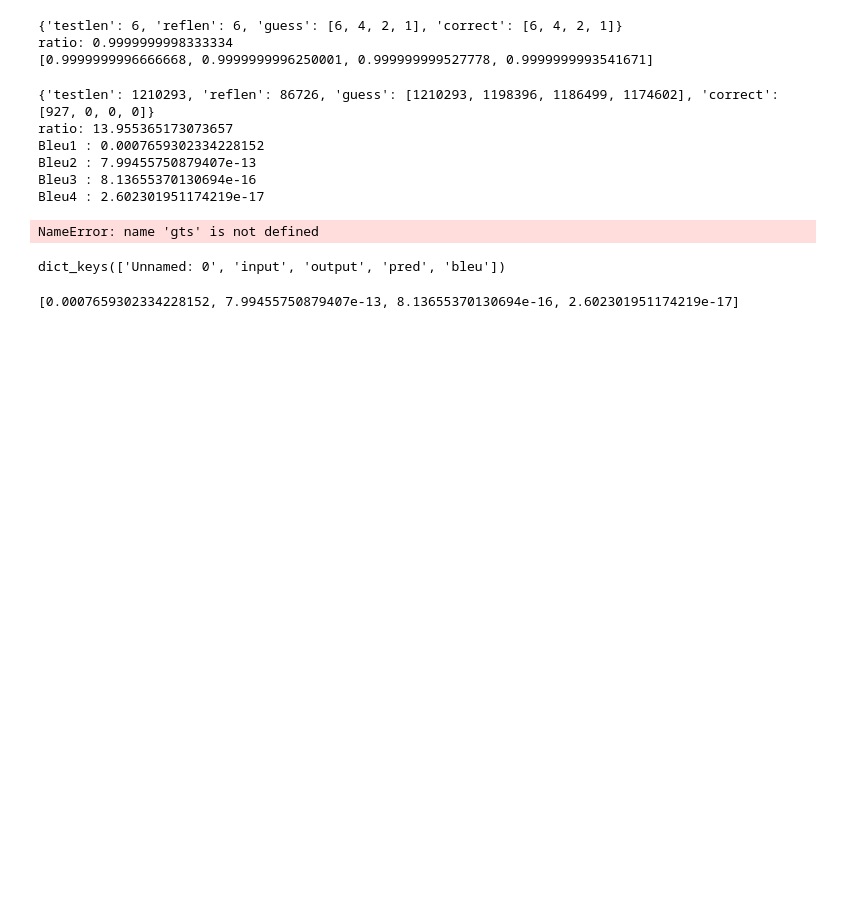
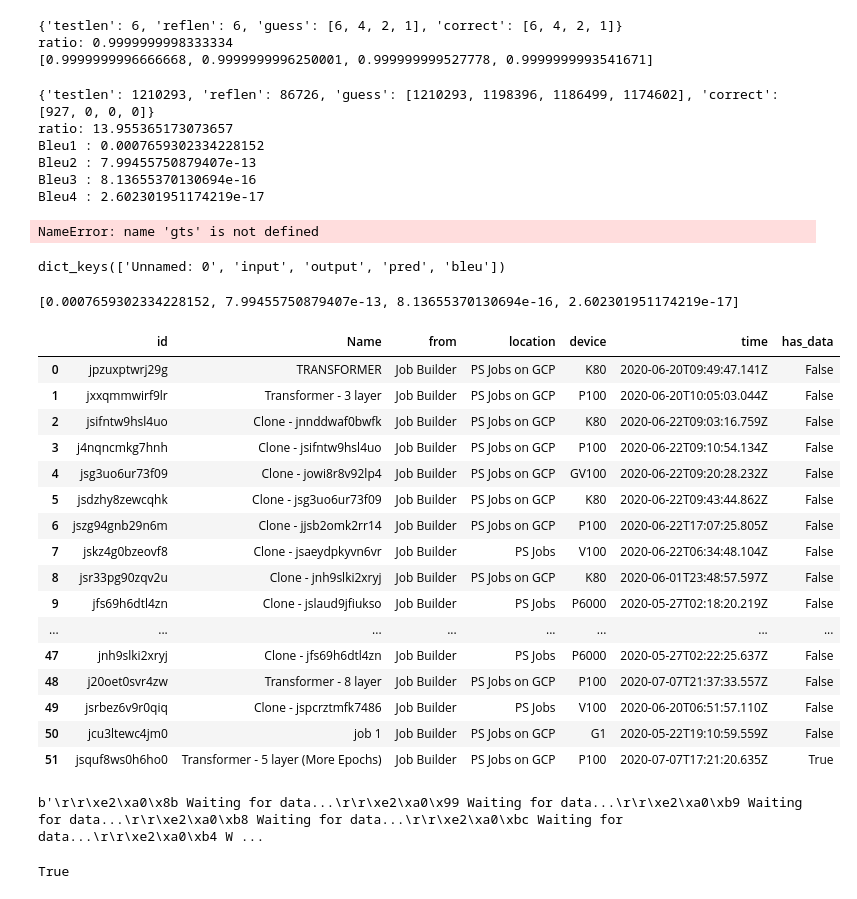
Before and after one commit to aditya140/Question_generation, a Jupyter notebook: test.ipynb, the cells around one changed output. Drawn from its saved outputs; the diff is of its cells as text; code cells hidden in the pictures; blank space fills up the shorter version.

Commit message:
load from gradient

```diff
--- a/test.ipynb
+++ b/test.ipynb
@@ -375,0 +400,30 @@ print(bleu_score[0])
+# %%
+def download_jobs(jobs,dir):
+    def download_job(job_id,download_dir):
+        process = subprocess.Popen(['gradient','jobs','artifacts','download','--id', job_id ,"--destinationDir" ,download_dir],
+                            stdout=subprocess.PIPE,
+                            stderr=subprocess.PIPE)
+        stdout, stderr = process.communicate()
+    to_download=jobs[jobs["has_data"]]
+    job_list=to_download["id"]
+    for job in job_list:
+        download_job(job,f"./gradient/{job}")
+    print("Jobs Downloaded")
+# %% [output]
+|  | id | Name | from | location | device | time | has_data |
+| 0 | jpzuxptwrj29g | TRANSFORMER | Job Builder | PS Jobs on GCP | K80 | 2020-06-20T09:49:47.141Z | False |
+| 1 | jxxqmmwirf9lr | Transformer - 3 layer | Job Builder | PS Jobs on GCP | P100 | 2020-06-20T10:05:03.044Z | False |
+| 2 | jsifntw9hsl4uo | Clone - jnnddwaf0bwfk | Job Builder | PS Jobs on GCP | K80 | 2020-06-22T09:03:16.759Z | False |
+| 3 | j4nqncmkg7hnh | Clone - jsifntw9hsl4uo | Job Builder | PS Jobs on GCP | P100 | 2020-06-22T09:10:54.134Z | False |
+| 4 | jsg3uo6ur73f09 | Clone - jowi8r8v92lp4 | Job Builder | PS Jobs on GCP | GV100 | 2020-06-22T09:20:28.232Z | False |
+| 5 | jsdzhy8zewcqhk | Clone - jsg3uo6ur73f09 | Job Builder | PS Jobs on GCP | K80 | 2020-06-22T09:43:44.862Z | False |
+| 6 | jszg94gnb29n6m | Clone - jjsb2omk2rr14 | Job Builder | PS Jobs on GCP | P100 | 2020-06-22T17:07:25.805Z | False |
+| 7 | jskz4g0bzeovf8 | Clone - jsaeydpkyvn6vr | Job Builder | PS Jobs | V100 | 2020-06-22T06:34:48.104Z | False |
+| 8 | jsr33pg90zqv2u | Clone - jnh9slki2xryj | Job Builder | PS Jobs on GCP | K80 | 2020-06-01T23:48:57.597Z | False |
+| 9 | jfs69h6dtl4zn | Clone - jslaud9jfiukso | Job Builder | PS Jobs | P6000 | 2020-05-27T02:18:20.219Z | False |
+| ... | ... | ... | ... | ... | ... | ... | ... |
+| 47 | jnh9slki2xryj | Clone - jfs69h6dtl4zn | Job Builder | PS Jobs | P6000 | 2020-05-27T02:22:25.637Z | False |
+| 48 | j20oet0svr4zw | Transformer - 8 layer | Job Builder | PS Jobs on GCP | P100 | 2020-07-07T21:37:33.557Z | False |
+| 49 | jsrbez6v9r0qiq | Clone - jspcrztmfk7486 | Job Builder | PS Jobs | V100 | 2020-06-20T06:51:57.110Z | False |
+| 50 | jcu3ltewc4jm0 | job 1 | Job Builder | PS Jobs on GCP | G1 | 2020-05-22T19:10:59.559Z | False |
+| 51 | jsquf8ws0h6ho0 | Transformer - 5 layer (More Epochs) | Job Builder | PS Jobs on GCP | P100 | 2020-07-07T17:21:20.635Z | True |
@@ -375,0 +436,8 @@ print(bleu_score[0])
+# %%
+download_job("jjsb2omk2rr14","./gradient/jjsb2omk2rr14")
+# %% [output]
+b'\r\r\xe2\xa0\x8b Waiting for data...\r\r\xe2\xa0\x99 Waiting for data...\r\r\xe2\xa0\xb9 Waiting for data...\r\r\xe2\xa0\xb8 Waiting for data...\r\r\xe2\xa0\xbc Waiting for data...\r\r\xe2\xa0\xb4 W ...
+# %%
+has_data("jspy8nuxc10zdk")
+# %% [output]
+True
```
Also changed, not shown: parts of 9 cells of this notebook, 3 other files.
